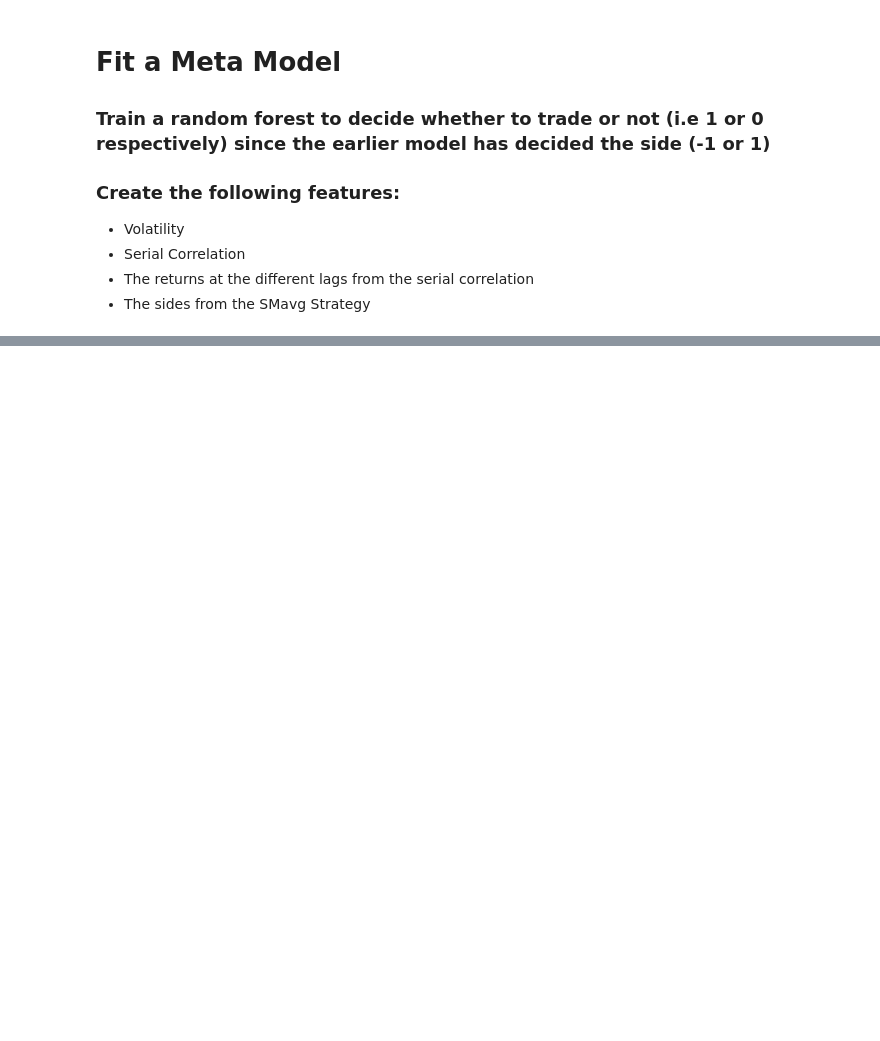
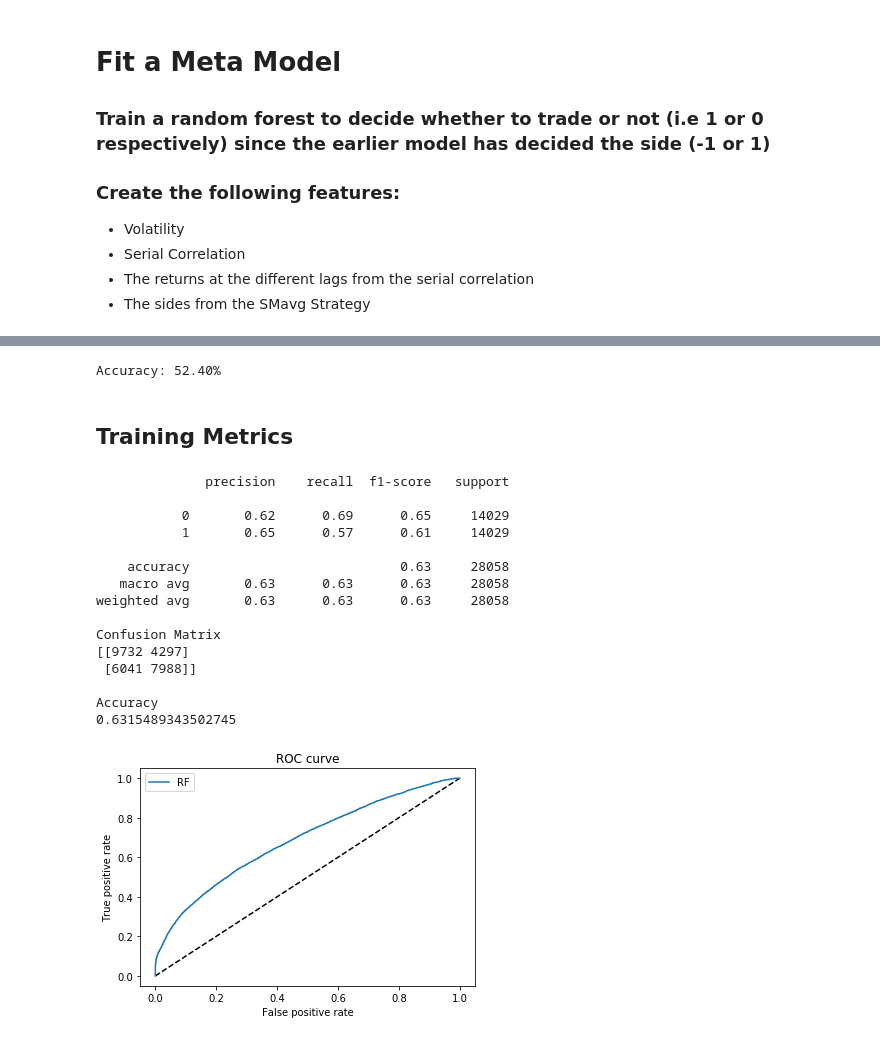
Before and after one commit to hjeffreywang/Stock_feature_engineering, a Jupyter notebook: Feature_generation.ipynb, the cells around one changed output, grey strips where cells are left out. Cells and saved outputs as stored; diff of their text form; code cells hidden in the pictures; blank space fills up the shorter version.

```diff
--- a/Feature_generation.ipynb
+++ b/Feature_generation.ipynb
@@ -397,0 +707,4 @@ mlf.features.fracdiff.frac_diff_ffd(data['close', diff_amt, thresh=1e-05)
+# %%
+# Create training data
+y_train = train_df['bin']
+X_train= train_df.loc[:, train_df.columns != 'bin']
@@ -397,0 +726,5 @@ mlf.features.fracdiff.frac_diff_ffd(data['close', diff_amt, thresh=1e-05)
+# %%
+# Random Forest Model
+rf = RandomForestClassifier(max_depth=7, n_estimators=512,
+                            criterion='entropy', random_state=42)
+rf.fit(X_train, y_train.values.ravel())
@@ -397,0 +740,12 @@ mlf.features.fracdiff.frac_diff_ffd(data['close', diff_amt, thresh=1e-05)
+# %%
+#XGBOOSt model
+#Creating the Model
+
+import xgboost as xgb
+from xgboost.sklearn import XGBRFClassifier
+from xgboost.sklearn import XGBRFRegressor
+from xgboost.sklearn import XGBRegressor
+
+model = XGBRFClassifier(nthread=12, max_depth=7, n_estimators=512) #nthreads allows more core usage
+# %%
+ model.fit(X_train, y_train.values.ravel())
@@ -397,0 +762,49 @@ mlf.features.fracdiff.frac_diff_ffd(data['close', diff_amt, thresh=1e-05)
+# %%
+from sklearn.metrics import accuracy_score
+
+# evaluate predictions
+accuracy = accuracy_score(y_validate, y_pred)
+print("Accuracy: %.2f%%" % (accuracy * 100.0))
+# %% [output]
+Accuracy: 52.40%
+# %% [markdown]
+## Training Metrics
+# %%
+# Performance Metrics
+y_pred_rf = rf.predict_proba(X_train)[:, 1]
+y_pred = rf.predict(X_train)
+fpr_rf, tpr_rf, _ = roc_curve(y_train, y_pred_rf)
+print(classification_report(y_train, y_pred))
+
+print("Confusion Matrix")
+print(confusion_matrix(y_train, y_pred))
+
+print('')
+print("Accuracy")
+print(accuracy_score(y_train, y_pred))
+
+plt.figure(1)
+plt.plot([0, 1], [0, 1], 'k--')
+plt.plot(fpr_rf, tpr_rf, label='RF')
+plt.xlabel('False positive rate')
+plt.ylabel('True positive rate')
+plt.title('ROC curve')
+plt.legend(loc='best')
+plt.show()
+# %% [output]
+              precision    recall  f1-score   support
+
+           0       0.62      0.69      0.65     14029
+           1       0.65      0.57      0.61     14029
+
+    accuracy                           0.63     28058
+   macro avg       0.63      0.63      0.63     28058
+weighted avg       0.63      0.63      0.63     28058
+
+Confusion Matrix
+[[9732 4297]
+ [6041 7988]]
+
+Accuracy
+0.6315489343502745
+[figure, added]
```
Also changed, not shown: parts of 58 cells of this notebook.
